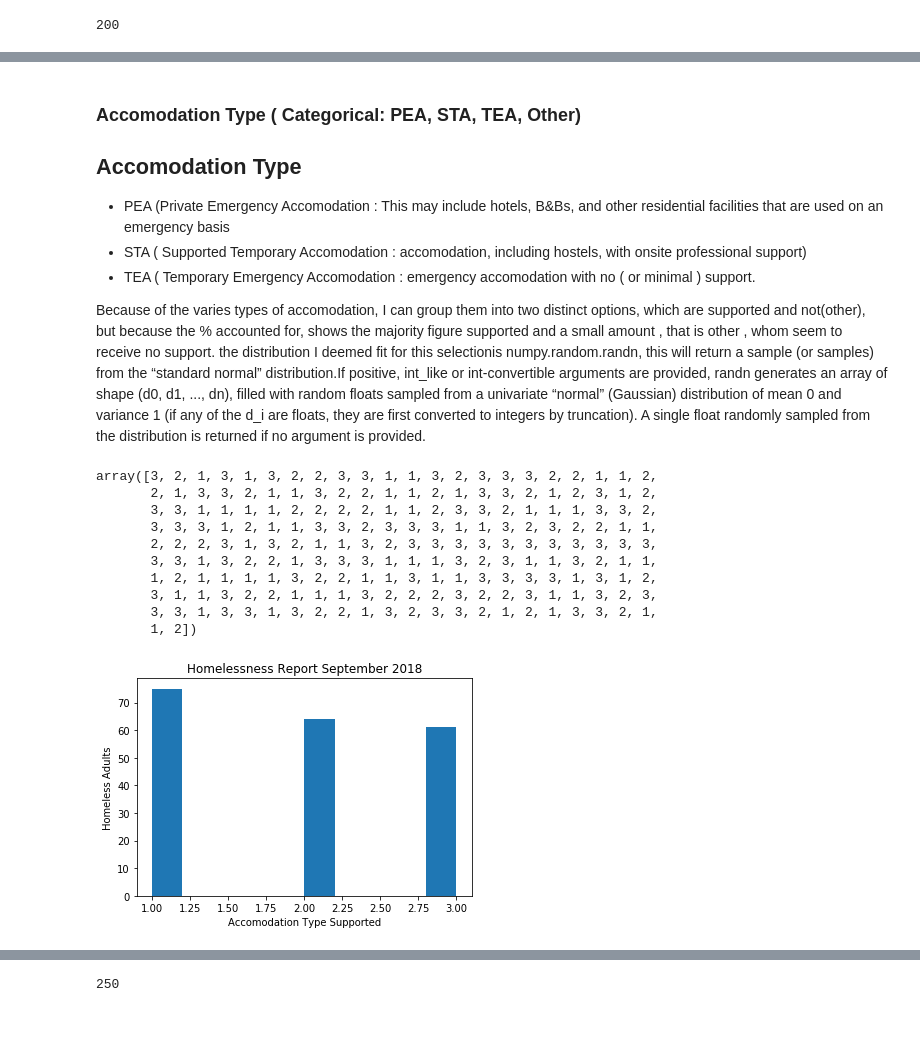
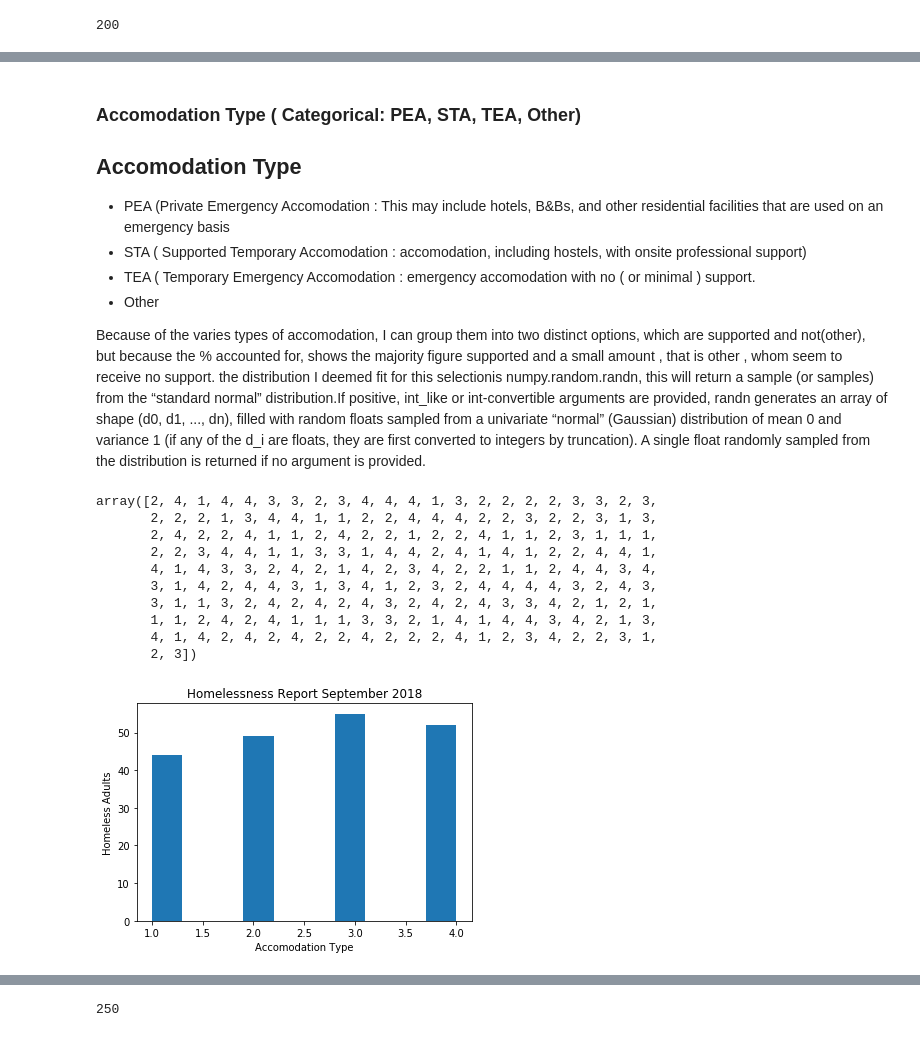
Before and after one commit to MarianneLawless/Programming-DA-Project, a Jupyter notebook: Programming for Data Analysis Project 2018.ipynb, the cells around one changed output, grey strips where cells are left out. Cells and saved outputs as stored; diff of their text form; code cells hidden in the pictures.

```diff
--- a/Programming for Data Analysis Project 2018.ipynb
+++ b/Programming for Data Analysis Project 2018.ipynb
@@ -270,28 +274,29 @@ plt.show()
 - PEA (Private Emergency Accomodation : This may include hotels, B&Bs, and other residential facilities that are used on an emergency basis
 - STA ( Supported Temporary Accomodation : accomodation, including hostels, with onsite professional support)
 - TEA ( Temporary Emergency Accomodation : emergency accomodation with no ( or minimal ) support.
+- Other
 
 Because of the varies types of accomodation, I can group them into two distinct options, which are supported and not(other), but because the % accounted for, shows the majority figure supported and a small amount , that is other , whom seem to receive no support. the distribution I deemed fit for this selectionis numpy.random.randn, this will return a sample (or samples) from the “standard normal” distribution.If positive, int_like or int-convertible arguments are provided, randn generates an array of shape (d0, d1, ..., dn), filled with random floats sampled from a univariate “normal” (Gaussian) distribution of mean 0 and variance 1 (if any of the d_i are floats, they are first converted to integers by truncation). A single float randomly sampled from the distribution is returned if no argument is provided.
 # %%
-ACCTyp = np.random.randint(1,4,200)
+ACCTyp = np.random.randint(1,5,200)
 ACCTyp
 # %% [output]
-array([3, 2, 1, 3, 1, 3, 2, 2, 3, 3, 1, 1, 3, 2, 3, 3, 3, 2, 2, 1, 1, 2,
-       2, 1, 3, 3, 2, 1, 1, 3, 2, 2, 1, 1, 2, 1, 3, 3, 2, 1, 2, 3, 1, 2,
-       3, 3, 1, 1, 1, 1, 2, 2, 2, 2, 1, 1, 2, 3, 3, 2, 1, 1, 1, 3, 3, 2,
-       3, 3, 3, 1, 2, 1, 1, 3, 3, 2, 3, 3, 3, 1, 1, 3, 2, 3, 2, 2, 1, 1,
-       2, 2, 2, 3, 1, 3, 2, 1, 1, 3, 2, 3, 3, 3, 3, 3, 3, 3, 3, 3, 3, 3,
-       3, 3, 1, 3, 2, 2, 1, 3, 3, 3, 1, 1, 1, 3, 2, 3, 1, 1, 3, 2, 1, 1,
-       1, 2, 1, 1, 1, 1, 3, 2, 2, 1, 1, 3, 1, 1, 3, 3, 3, 3, 1, 3, 1, 2,
-       3, 1, 1, 3, 2, 2, 1, 1, 1, 3, 2, 2, 2, 3, 2, 2, 3, 1, 1, 3, 2, 3,
-       3, 3, 1, 3, 3, 1, 3, 2, 2, 1, 3, 2, 3, 3, 2, 1, 2, 1, 3, 3, 2, 1,
-       1, 2])
+array([2, 4, 1, 4, 4, 3, 3, 2, 3, 4, 4, 4, 1, 3, 2, 2, 2, 2, 3, 3, 2, 3,
+       2, 2, 2, 1, 3, 4, 4, 1, 1, 2, 2, 4, 4, 4, 2, 2, 3, 2, 2, 3, 1, 3,
+       2, 4, 2, 2, 4, 1, 1, 2, 4, 2, 2, 1, 2, 2, 4, 1, 1, 2, 3, 1, 1, 1,
+       2, 2, 3, 4, 4, 1, 1, 3, 3, 1, 4, 4, 2, 4, 1, 4, 1, 2, 2, 4, 4, 1,
+       4, 1, 4, 3, 3, 2, 4, 2, 1, 4, 2, 3, 4, 2, 2, 1, 1, 2, 4, 4, 3, 4,
+       3, 1, 4, 2, 4, 4, 3, 1, 3, 4, 1, 2, 3, 2, 4, 4, 4, 4, 3, 2, 4, 3,
+       3, 1, 1, 3, 2, 4, 2, 4, 2, 4, 3, 2, 4, 2, 4, 3, 3, 4, 2, 1, 2, 1,
+       1, 1, 2, 4, 2, 4, 1, 1, 1, 3, 3, 2, 1, 4, 1, 4, 4, 3, 4, 2, 1, 3,
+       4, 1, 4, 2, 4, 2, 4, 2, 2, 4, 2, 2, 2, 4, 1, 2, 3, 4, 2, 2, 3, 1,
+       2, 3])
 # %%
-x = np.random.randint(1,4,200)
+x = np.random.randint(1,5,200)
 plt.hist(x)
 plt.ylabel('Homeless Adults')
-plt.xlabel('Accomodation Type Supported')
+plt.xlabel('Accomodation Type')
 plt.title('Homelessness Report September 2018')
 plt.show()
 # %% [output]
-[figure, old version]
+[figure, new version]
```
Also changed, not shown: parts of 29 cells of this notebook.
